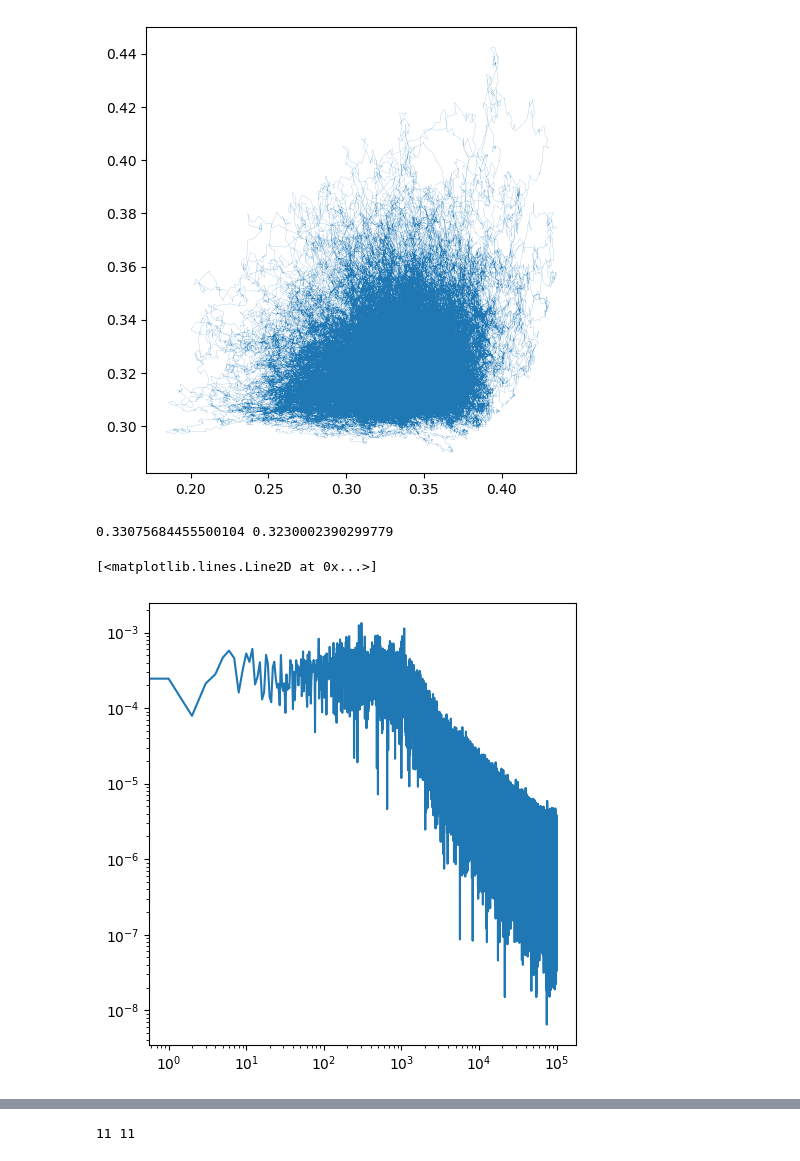
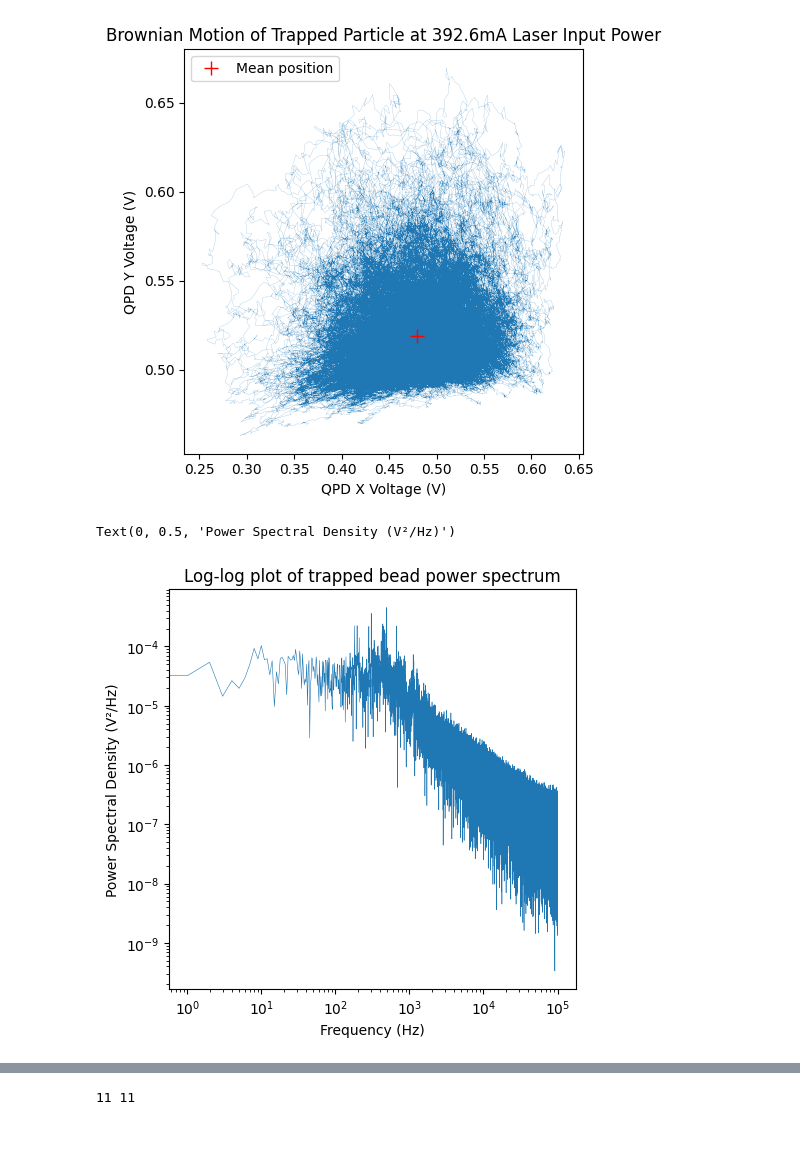
Before and after one commit to Snowton/jlab, a Jupyter notebook: Optical-Trap-master/analysis_copy.ipynb, the cells around one changed output, grey strips where cells are left out. Saved outputs shown, nothing was run; the diff lists cells and outputs as text; code cells hidden in the pictures.

```diff
--- a/Optical-Trap-master/analysis_copy.ipynb
+++ b/Optical-Trap-master/analysis_copy.ipynb
@@ -74,35 +74,42 @@ plt.rcParams['figure.autolayout'] = True  # Ensures proper spacing
 # %%
 # with open('data/exp_list_0.csv', mode ='r') as file: # "ElsieWiddowsonFileC051.txt"
 #     lines = file.readlines()
 #     lines = [[float(i) for i in line.split(",")] for line in lines]
 
 
 
-with open('data/Real/293_2/293-2mA_20k_10s_3u_10-29_2.txt', mode ='r') as file: # "ElsieWiddowsonFileC051.txt"
+with open('data/Real/392_6/392-6mA_20k_10s_3u_10-29.txt', mode ='r') as file: # "ElsieWiddowsonFileC051.txt"
     lines = file.readlines()
     lines = [[float(i) for i in line.split("\t")] for line in lines]
 
 # print(lines)
 
 lines = np.array(lines)
-plt.plot(lines[:,0], lines[:,1], lw=0.1)
-plt.show()
-
 
 avgx = sum(lines[:,0] / len(lines))
 avgy = sum(lines[:,1] / len(lines))
+plt.plot(lines[:,0], lines[:,1], lw=0.1)
+plt.plot(avgx, avgy, 'r+', markersize=10, label='Mean position')
+plt.xlabel('QPD X Voltage (V)')
+plt.ylabel('QPD Y Voltage (V)')
+plt.title('Brownian Motion of Trapped Particle at 392.6mA Laser Input Power')
 
-print(avgx, avgy)
+
+plt.legend()
+plt.show()
 # %% [output]
-[figure, old version]
+[figure, new version]
-0.33075684455500104 0.3230002390299779
 # %%
 dists = np.sqrt((lines[:,0] - avgx) ** 2 + (lines[:,1] - avgy) ** 2)
-freqs = scipy.fft.fft(dists) / len(dists)
-plt.loglog(abs(freqs[100:10**5]))
+freqs = scipy.fft.fft(dists) / len(dists)  # Normalize by number of points
+freqs = freqs / 10.0  # Additional normalization by total time duration (10 seconds)
+plt.loglog(abs(freqs[100:10**5]), lw=0.4)
+plt.title('Log-log plot of trapped bead power spectrum')
+plt.xlabel('Frequency (Hz)')
+plt.ylabel('Power Spectral Density (V²/Hz)')
 # %% [output]
-[<matplotlib.lines.Line2D at 0x...>]
+Text(0, 0.5, 'Power Spectral Density (V²/Hz)')
-[figure, old version]
+[figure, new version]
 # %%
 import os
 import glob
```
Also changed, not shown: parts of 2 cells of this notebook, 2 other files.
